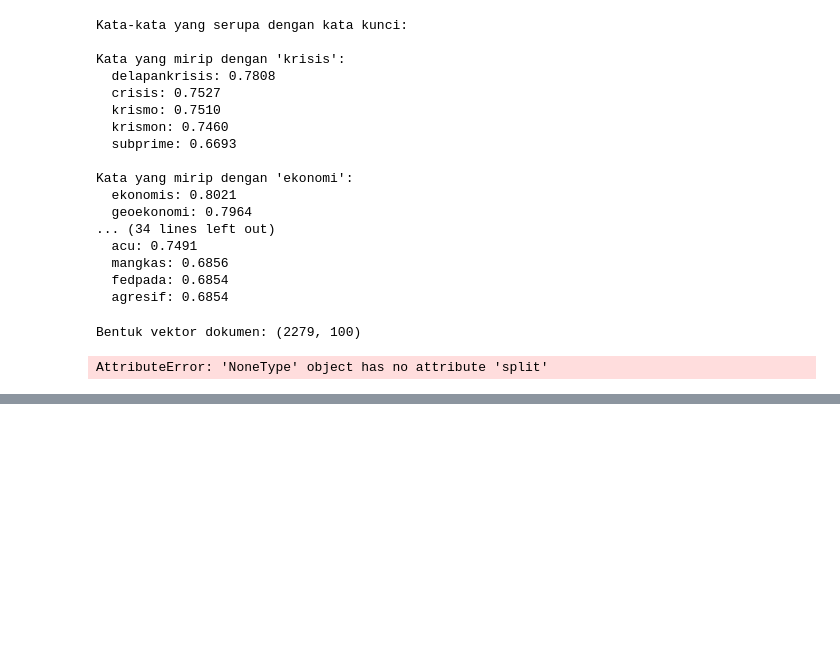
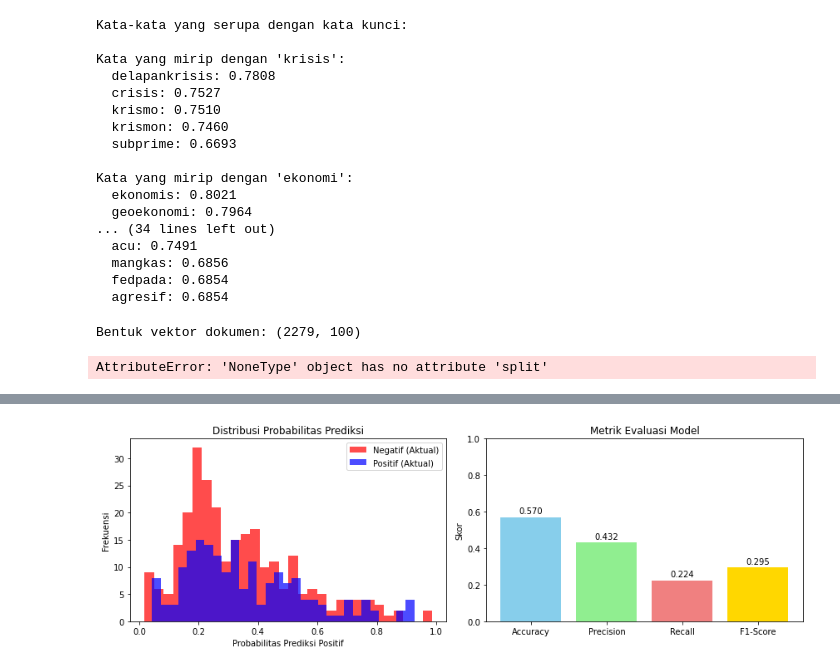
Before and after one commit to adindasyv/skripsi_2025, a Jupyter notebook: fix_news.ipynb, the cells around one changed output, grey strips where cells are left out. Saved outputs shown, nothing was run; the diff lists cells and outputs as text; code cells hidden in the pictures; blank space fills up the shorter version.

```diff
--- a/fix_news.ipynb
+++ b/fix_news.ipynb
@@ -734,0 +876,19 @@ AttributeError: 'NoneType' object has no attribute 'split'
+# %%
+# Bagi data berdasarkan tanggal (80% pertama untuk training, 20% terakhir untuk testing)
+split_point = int(0.8 * len(df_combined))
+
+X_train = X_embeddings[:split_point]
+X_test = X_embeddings[split_point:]
+y_train = y_labels.iloc[:split_point].values
+y_test = y_labels.iloc[split_point:].values
+
+train_dates = df_combined['date_parsed'].iloc[:split_point]
+test_dates = df_combined['date_parsed'].iloc[split_point:]
+
+print(f"Training set: {len(X_train)} sampel")
+print(f"  Periode: {train_dates.min()} hingga {train_dates.max()}")
+print(f"  Distribusi: {np.bincount(y_train)}")
+
+print(f"Testing set: {len(X_test)} sampel")
+print(f"  Periode: {test_dates.min()} hingga {test_dates.max()}")
+print(f"  Distribusi: {np.bincount(y_test)}")
@@ -734,0 +1007,30 @@ AttributeError: 'NoneType' object has no attribute 'split'
+# %%
+plt.figure(figsize=(12, 4))
+
+plt.subplot(1, 2, 1)
+plt.hist(y_pred_proba[y_test == 0], bins=30, alpha=0.7, label='Negatif (Aktual)', color='red')
+plt.hist(y_pred_proba[y_test == 1], bins=30, alpha=0.7, label='Positif (Aktual)', color='blue')
+plt.xlabel('Probabilitas Prediksi Positif')
+plt.ylabel('Frekuensi')
+plt.title('Distribusi Probabilitas Prediksi')
+plt.legend()
+
+plt.subplot(1, 2, 2)
+metrics = ['Accuracy', 'Precision', 'Recall', 'F1-Score']
+values = [accuracy, precision, recall, f1]
+colors = ['skyblue', 'lightgreen', 'lightcoral', 'gold']
+
+bars = plt.bar(metrics, values, color=colors)
+plt.ylim(0, 1)
+plt.title('Metrik Evaluasi Model')
+plt.ylabel('Skor')
+
+# Tambahkan nilai di atas bar
+for bar, value in zip(bars, values):
+    plt.text(bar.get_x() + bar.get_width()/2, bar.get_height() + 0.01,
+             f'{value:.3f}', ha='center', va='bottom')
+
+plt.tight_layout()
+plt.show()
+# %% [output]
+[figure, added]
```
Also changed, not shown: parts of 10 cells of this notebook.
